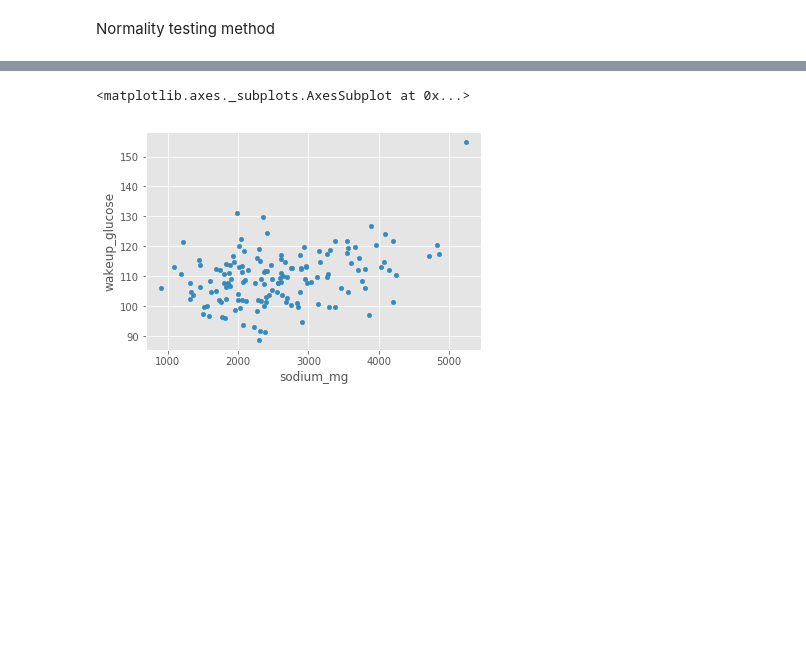
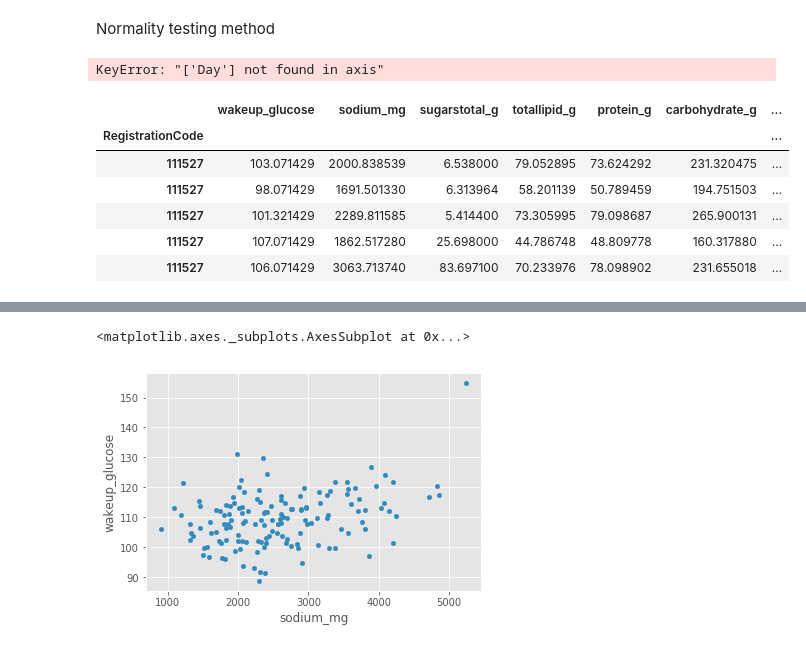
Before and after one commit to ElviraMingazova/MA_Thesis, a Jupyter notebook: Personalized correlations PNP3.ipynb, the cells around one changed output, grey strips where cells are left out. Saved outputs shown, nothing was run; the diff lists cells and outputs as text; code cells hidden in the pictures; blank space fills up the shorter version.

```diff
--- a/Personalized correlations PNP3.ipynb
+++ b/Personalized correlations PNP3.ipynb
@@ -230,12 +223,30 @@ def prepare_data_for_corr(wg_df, nutrient_list, study_ids=[3,49], min_cal_per_da
         totaldaylog['Day'] = pd.to_datetime(totaldaylog['Day'])
         # Add day to the current day for merge with correct wg
         totaldaylog['Day'] = totaldaylog['Day'] + datetime.timedelta(days=1)
-        data_for_corr = pd.merge(wakeup_glucose, totaldaylog, on=['RegistrationCode', 'Day'])
+        data_for_corr = pd.merge(wg_df, totaldaylog, on=['RegistrationCode', 'Day'])
 
     elif how == 'split_diet':
-
-
-        pass
+        logdf['alloc'] = ''
+        logdf.loc[(logdf['Date'].dt.time >= datetime.time(daysplithours[0], 0, 0)) &
+              (logdf['Date'].dt.time < datetime.time(daysplithours[1], 0, 0)),'alloc'] = 'b'
+        logdf.loc[(logdf['Date'].dt.time >= datetime.time(daysplithours[1], 0, 0)) &
+              (logdf['Date'].dt.time < datetime.time(daysplithours[2], 0, 0)),'alloc'] = 'l'
+        logdf.loc[(logdf['Date'].dt.time > datetime.time(daysplithours[2], 0, 0)),'alloc'] = 'd'
+        # We are only interested in  food between 6 and 24. Days where people logged food during the night will be out after merge with wg_df
+        logdf = logdf[logdf['alloc'] != '']
+        splitlog = logdf.reset_index().groupby(['RegistrationCode', 'Day', 'alloc']).sum()
+        splitlog = splitlog.unstack(level=-1)
+        splitlog.columns = ['_'.join(splitlog.columns[i]) for i in range(len(splitlog.columns))]
+        # Add carbs/lipids ration
+        splitlog['carbs/lipids_b'] = splitlog['carbohydrate_g_b'] / splitlog['totallipid_g_b']
+        splitlog['carbs/lipids_d'] = splitlog['carbohydrate_g_d'] / splitlog['totallipid_g_d']
+        splitlog['carbs/lipids_l'] = splitlog['carbohydrate_g_l'] / splitlog['totallipid_g_l']
+        # Change dtype to datetime for merge with wg_df
+        splitlog = splitlog.reset_index('Day')
+        splitlog['Day'] = pd.to_datetime(splitlog['Day'])
+        # Add day to the current day for merge with correct wg
+        splitlog['Day'] = splitlog['Day'] + datetime.timedelta(days=1)
+        data_for_corr = pd.merge(wg_df, splitlog, on=['RegistrationCode', 'Day'])
 
     return data_for_corr
 # %% [markdown]
@@ -412,3 +308,15 @@ data['carbs/lipids'] = data['carbohydrate_g'] / data['totallipid_g']
 # %%
-data = data.drop(columns=['hour', 'Day'])
+data_corr_total = data_corr_total.drop(columns='Day')
+# %% [output]
+KeyError: "['Day'] not found in axis"
+# %%
+data_corr_total.head()
+# %% [output]
+|  | wakeup_glucose | sodium_mg | sugarstotal_g | totallipid_g | protein_g | carbohydrate_g | ... |
+| RegistrationCode |  |  |  |  |  |  | ... |
+| 111527 | 103.071429 | 2000.838539 | 6.538000 | 79.052895 | 73.624292 | 231.320475 | ... |
+| 111527 | 98.071429 | 1691.501330 | 6.313964 | 58.201139 | 50.789459 | 194.751503 | ... |
+| 111527 | 101.321429 | 2289.811585 | 5.414400 | 73.305995 | 79.098687 | 265.900131 | ... |
+| 111527 | 107.071429 | 1862.517280 | 25.698000 | 44.786748 | 48.809778 | 160.317880 | ... |
+| 111527 | 106.071429 | 3063.713740 | 83.697100 | 70.233976 | 78.098902 | 231.655018 | ... |
 # %%
```
Also changed, not shown: parts of 45 cells of this notebook.
